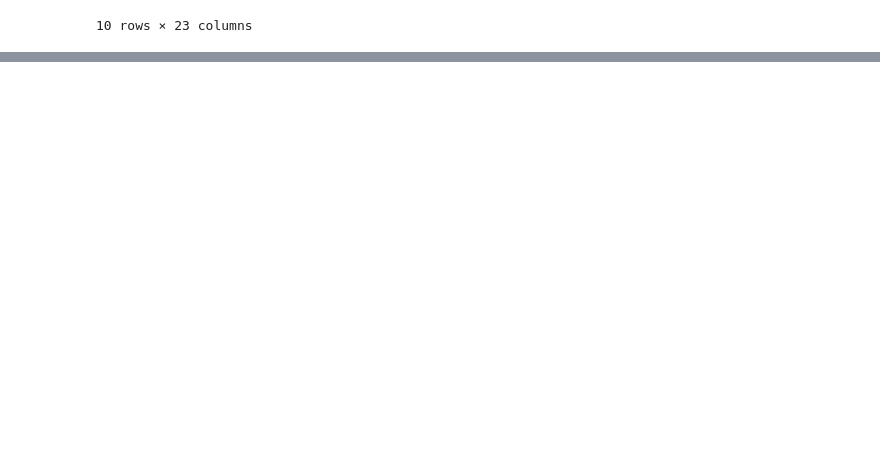
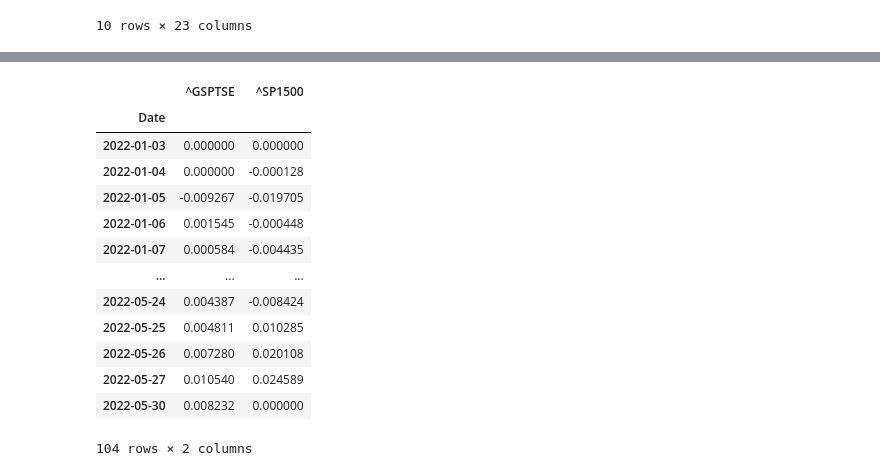
Before and after one commit to KatrinaJames/ci, a Jupyter notebook: analysis/fetch_canadian_data.ipynb, the cells around one changed output, grey strips where cells are left out. Cells and saved outputs as stored; diff of their text form; code cells hidden in the pictures; blank space fills up the shorter version.

```diff
--- a/analysis/fetch_canadian_data.ipynb
+++ b/analysis/fetch_canadian_data.ipynb
@@ -198,0 +218,18 @@ app_data['top_holding_df'] = top_holding_df
+# %%
+country_index_df = ydata['Adj Close'].pct_change().fillna(0)
+country_index_df
+# %% [output]
+|  | ^GSPTSE | ^SP1500 |
+| Date |  |  |
+| 2022-01-03 | 0.000000 | 0.000000 |
+| 2022-01-04 | 0.000000 | -0.000128 |
+| 2022-01-05 | -0.009267 | -0.019705 |
+| 2022-01-06 | 0.001545 | -0.000448 |
+| 2022-01-07 | 0.000584 | -0.004435 |
+| ... | ... | ... |
+| 2022-05-24 | 0.004387 | -0.008424 |
+| 2022-05-25 | 0.004811 | 0.010285 |
+| 2022-05-26 | 0.007280 | 0.020108 |
+| 2022-05-27 | 0.010540 | 0.024589 |
+| 2022-05-30 | 0.008232 | 0.000000 |
+104 rows × 2 columns
```
Also changed, not shown: parts of 9 cells of this notebook, 6 other files.
